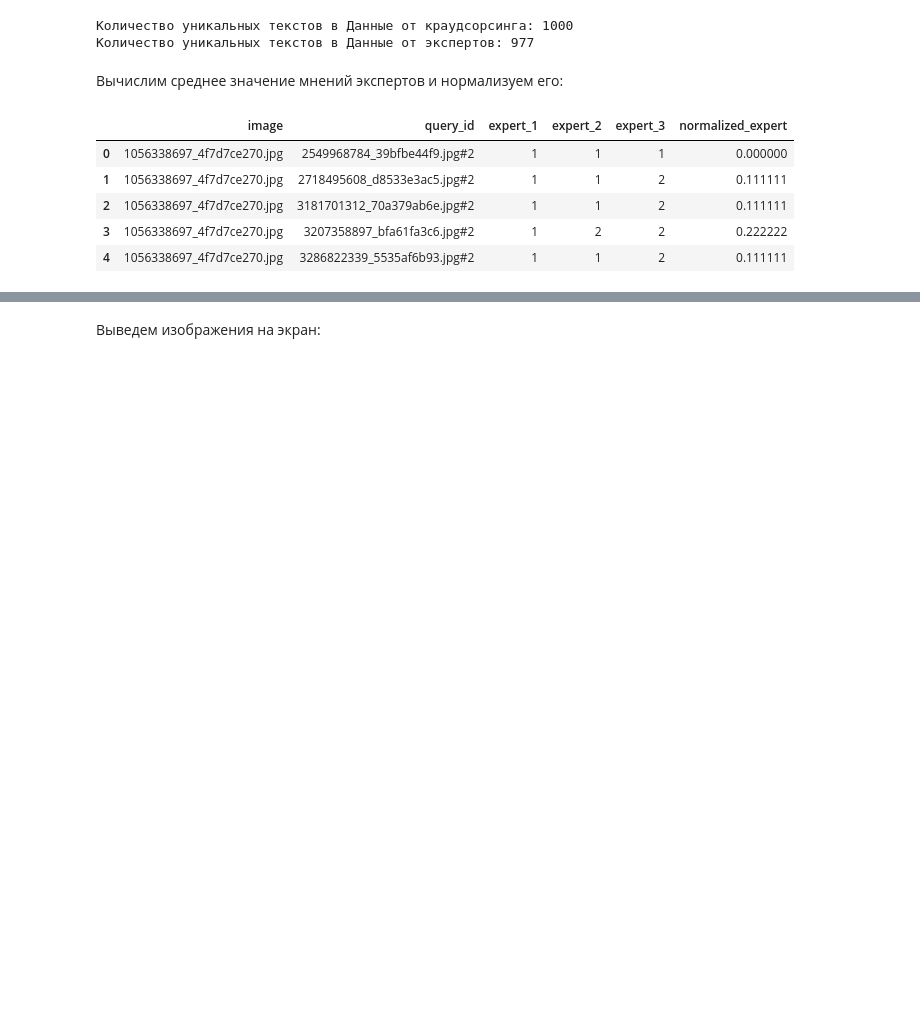
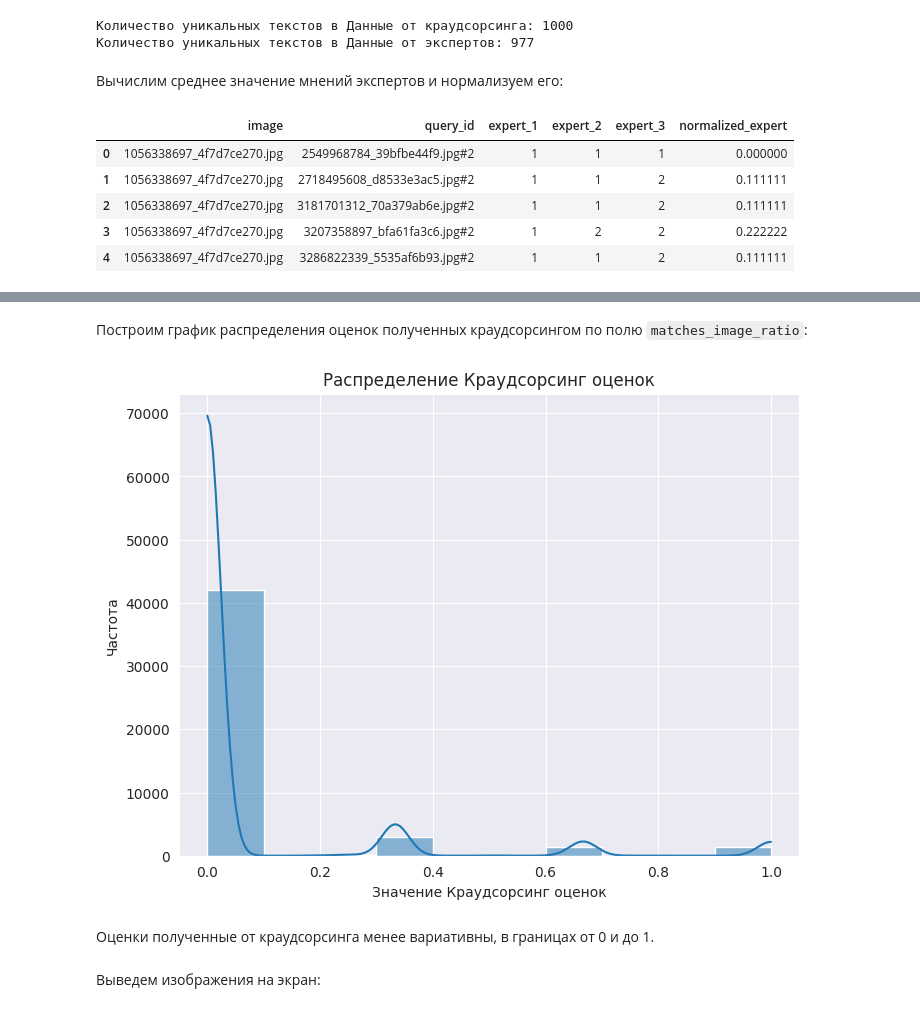
Before and after one commit to 9yx/image_search, a Jupyter notebook: project4.ipynb, the cells around one changed output, grey strips where cells are left out. Cells and saved outputs as stored; diff of their text form; code cells hidden in the pictures; blank space fills up the shorter version.

```diff
--- a/project4.ipynb
+++ b/project4.ipynb
@@ -305,3 +306,16 @@ plt.show()
+# %% [markdown]
+Построим график распределения оценок полученных краудсорсингом по полю `matches_image_ratio`:
+# %%
+plt.figure(figsize=(8, 6))
+sns.histplot(crowd_annotations_df['matches_image_ratio'], bins=10, kde=True)
+plt.title('Распределение Краудсорсинг оценок')
+plt.xlabel('Значение Краудсорсинг оценок')
+plt.ylabel('Частота')
+plt.show()
+# %% [output]
+[figure, added]
+# %% [markdown]
+Оценки полученные от краудсорсинга менее вариативны, в границах от 0 и до 1.
 # %% [markdown]
 Выведем изображения на экран:
 # %%
```
Also changed, not shown: parts of 13 cells of this notebook.
